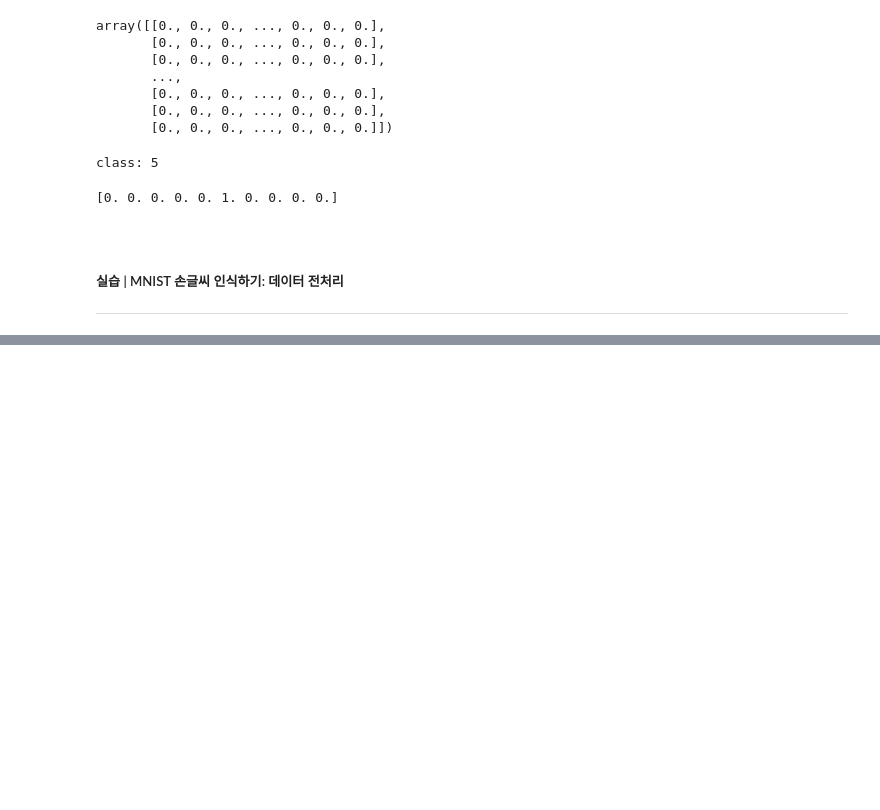
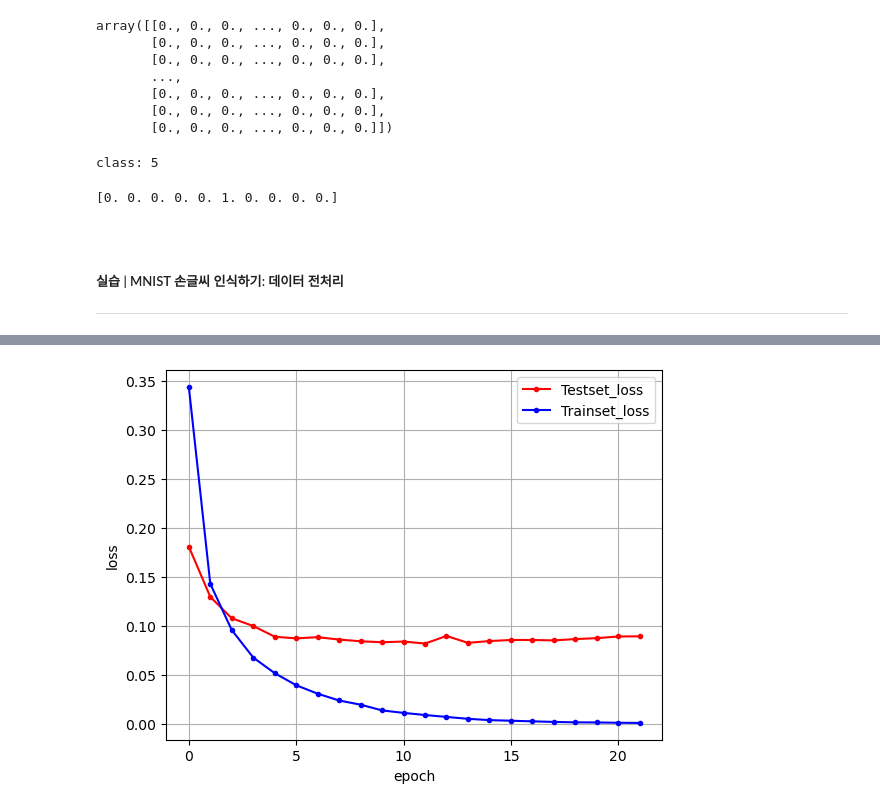
Before and after one commit to vemm8ks2/studies, a Jupyter notebook: Deep_learning_for_everyone/Part 5. 딥러닝 활용하기/16장 이미지 인식의 꽃, 컨볼루션 신경망(CNN).ipynb, the cells around one changed output, grey strips where cells are left out. Drawn from its saved outputs; the diff is of its cells as text; code cells hidden in the pictures; blank space fills up the shorter version.

```diff
--- a/Deep_learning_for_everyone/Part 5. 딥러닝 활용하기/16장 이미지 인식의 꽃, 컨볼루션 신경망(CNN).ipynb
+++ b/Deep_learning_for_everyone/Part 5. 딥러닝 활용하기/16장 이미지 인식의 꽃, 컨볼루션 신경망(CNN).ipynb
@@ -151,0 +172,20 @@ print(y_train[0])
+# %%
+from tensorflow.keras.callbacks import ModelCheckpoint, EarlyStopping
+
+import os
+
+model_dir = './model/'
+
+if not os.path.exists(model_dir):
+    os.mkdir(model_dir)
+
+# 모델 최적화를 위한 설정 구간
+model_path = './MNIST_MLP.keras'
+checkpointer = ModelCheckpoint(filepath=model_path, monitor='val_loss', verbose=1, save_best_only=True)
+early_stopping_callback = EarlyStopping(monitor='val_loss', patience=10)
+# %%
+# 모델 실행
+history = model.fit(X_train, y_train, validation_split=0.25, epochs=30, batch_size=200, verbose=0, callbacks=[early_stopping_callback, checkpointer])
+
+# 테스트 정확도 출력
+print("\n Test Accuracy: %.4f" % (model.evaluate(X_test, y_test)[1]))
@@ -151,0 +210,21 @@ print(y_train[0])
+# %%
+import matplotlib.pyplot as plt
+import numpy as np
+
+y_vloss = history.history['val_loss']
+
+# 학습셋의 오차
+y_loss = history.history['loss']
+
+# 그래프로 표현
+x_len = np.arange(len(y_loss))
+plt.plot(x_len, y_vloss, marker='.', c='red', label='Testset_loss')
+plt.plot(x_len, y_loss, marker='.', c='blue', label='Trainset_loss')
+
+plt.legend(loc='upper right')
+plt.grid()
+plt.xlabel('epoch')
+plt.ylabel('loss')
+plt.show()
+# %% [output]
+[figure, added]
```
Also changed, not shown: parts of 6 cells of this notebook, 1 other file.
